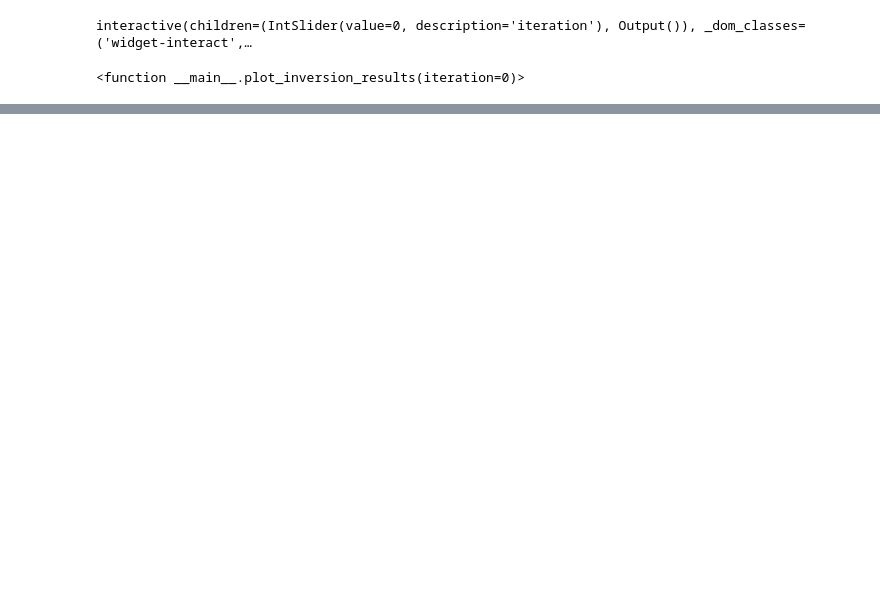
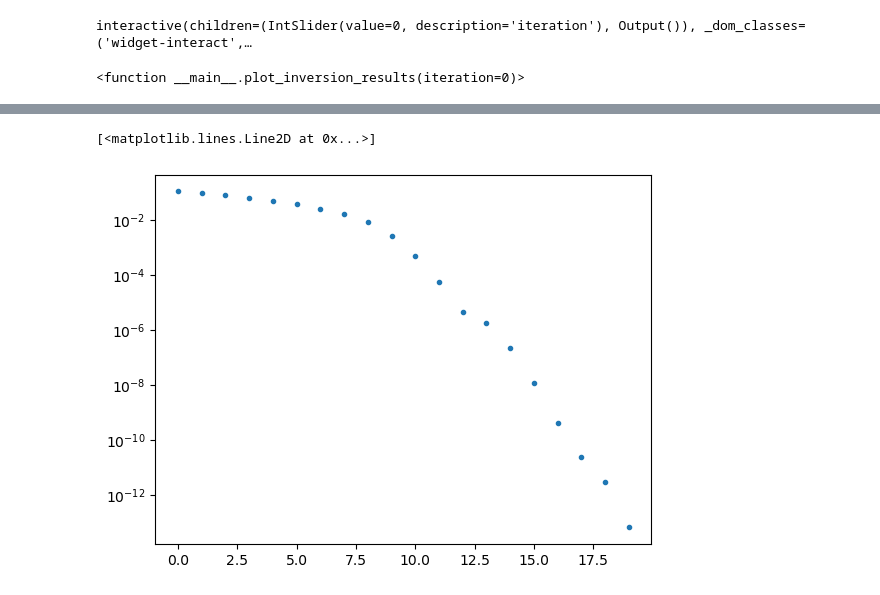
Before and after one commit to lheagy/eosc-454, a Jupyter notebook: lectures/Linear-problem.ipynb, the cells around one changed output, grey strips where cells are left out. Cells and saved outputs as stored; diff of their text form; code cells hidden in the pictures; blank space fills up the shorter version.

```diff
--- a/lectures/Linear-problem.ipynb
+++ b/lectures/Linear-problem.ipynb
@@ -279,0 +342,5 @@ interactive(children=(IntSlider(value=0, description='iteration'), Output()), _d
+# %%
+plt.semilogy(l, ".")
+# %% [output]
+[<matplotlib.lines.Line2D at 0x...>]
+[figure, added]
```
Also changed, not shown: parts of 19 cells of this notebook.
